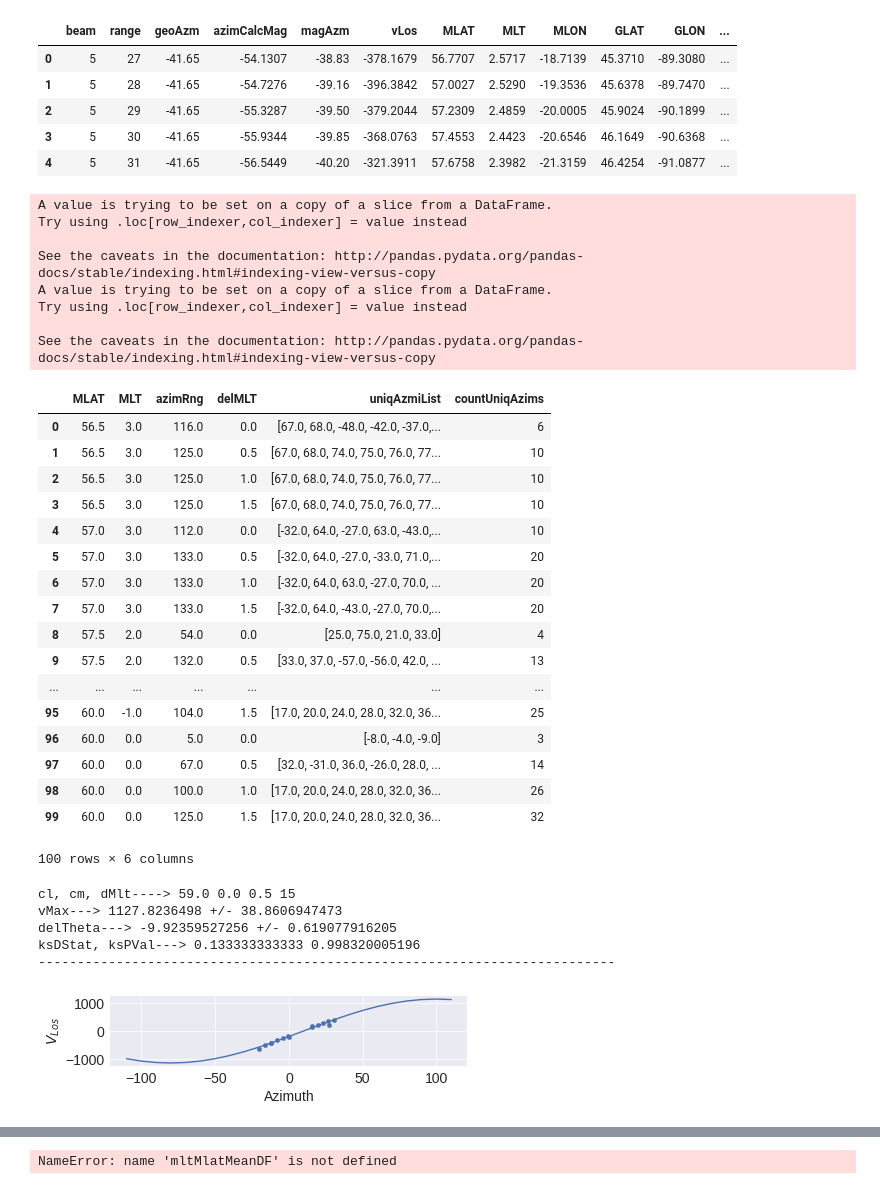
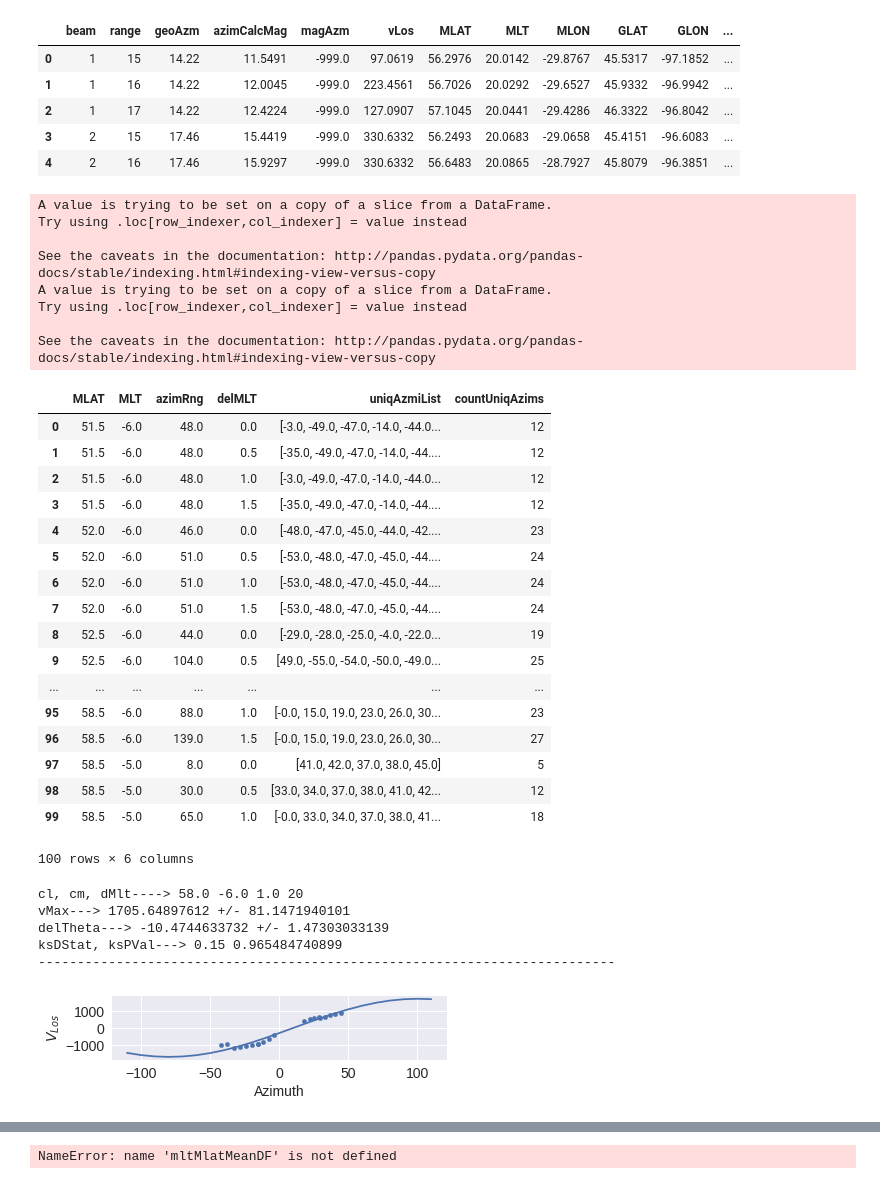
Before and after one commit to bharatreddy/indsvels, a Jupyter notebook: ipy/lshell-box.ipynb, the cells around one changed output, grey strips where cells are left out. Drawn from its saved outputs; the diff is of its cells as text; code cells hidden in the pictures.

```diff
--- a/ipy/lshell-box.ipynb
+++ b/ipy/lshell-box.ipynb
@@ -37,7 +37,7 @@ mltFitRange = 1.5
 inpCols = [ "beam", "range", "geoAzm", "azimCalcMag", "magAzm", "vLos"\
            , "MLAT", "MLT", "MLON", "GLAT", "GLON", "radId"\
            , "radCode","normMLT", "normMLTRound", "spwdth", "pwr" ]
-velsDataDF = pandas.read_csv("../data/apr9-840-losVels.txt")
+velsDataDF = pandas.read_csv("../data/test-losVels.txt")#apr9-840-losVels.txt
 velsDataDF.columns = inpCols
 velsDataDF = velsDataDF[ (abs(velsDataDF["vLos"]) >= mincutOffLosVel) &\
                        (velsDataDF["spwdth"] >= mincutOffspWdth)&\
@@ -47,11 +47,11 @@ velsDataDF = velsDataDF[ (abs(velsDataDF["vLos"]) >= mincutOffLosVel) &\
 velsDataDF.head()
 # %% [output]
 |  | beam | range | geoAzm | azimCalcMag | magAzm | vLos | MLAT | MLT | MLON | GLAT | GLON | ... |
-| 0 | 5 | 27 | -41.65 | -54.1307 | -38.83 | -378.1679 | 56.7707 | 2.5717 | -18.7139 | 45.3710 | -89.3080 | ... |
-| 1 | 5 | 28 | -41.65 | -54.7276 | -39.16 | -396.3842 | 57.0027 | 2.5290 | -19.3536 | 45.6378 | -89.7470 | ... |
-| 2 | 5 | 29 | -41.65 | -55.3287 | -39.50 | -379.2044 | 57.2309 | 2.4859 | -20.0005 | 45.9024 | -90.1899 | ... |
-| 3 | 5 | 30 | -41.65 | -55.9344 | -39.85 | -368.0763 | 57.4553 | 2.4423 | -20.6546 | 46.1649 | -90.6368 | ... |
-| 4 | 5 | 31 | -41.65 | -56.5449 | -40.20 | -321.3911 | 57.6758 | 2.3982 | -21.3159 | 46.4254 | -91.0877 | ... |
+| 0 | 1 | 15 | 14.22 | 11.5491 | -999.0 | 97.0619 | 56.2976 | 20.0142 | -29.8767 | 45.5317 | -97.1852 | ... |
+| 1 | 1 | 16 | 14.22 | 12.0045 | -999.0 | 223.4561 | 56.7026 | 20.0292 | -29.6527 | 45.9332 | -96.9942 | ... |
+| 2 | 1 | 17 | 14.22 | 12.4224 | -999.0 | 127.0907 | 57.1045 | 20.0441 | -29.4286 | 46.3322 | -96.8042 | ... |
+| 3 | 2 | 15 | 17.46 | 15.4419 | -999.0 | 330.6332 | 56.2493 | 20.0683 | -29.0658 | 45.4151 | -96.6083 | ... |
+| 4 | 2 | 16 | 17.46 | 15.9297 | -999.0 | 330.6332 | 56.6483 | 20.0865 | -28.7927 | 45.8079 | -96.3851 | ... |
 # %%
 minLat = round( velsDataDF["MLAT"].min() )
 maxLat = round( velsDataDF["MLAT"].max() )
@@ -129,22 +129,22 @@ Try using .loc[row_indexer,col_indexer] = value instead
 
 See the caveats in the documentation: http://pandas.pydata.org/pandas-docs/stable/indexing.html#indexing-view-versus-copy
 |  | MLAT | MLT | azimRng | delMLT | uniqAzmiList | countUniqAzims |
-| 0 | 56.5 | 3.0 | 116.0 | 0.0 | [67.0, 68.0, -48.0, -42.0, -37.0,... | 6 |
-| 1 | 56.5 | 3.0 | 125.0 | 0.5 | [67.0, 68.0, 74.0, 75.0, 76.0, 77... | 10 |
-| 2 | 56.5 | 3.0 | 125.0 | 1.0 | [67.0, 68.0, 74.0, 75.0, 76.0, 77... | 10 |
-| 3 | 56.5 | 3.0 | 125.0 | 1.5 | [67.0, 68.0, 74.0, 75.0, 76.0, 77... | 10 |
-| 4 | 57.0 | 3.0 | 112.0 | 0.0 | [-32.0, 64.0, -27.0, 63.0, -43.0,... | 10 |
-| 5 | 57.0 | 3.0 | 133.0 | 0.5 | [-32.0, 64.0, -27.0, -33.0, 71.0,... | 20 |
-| 6 | 57.0 | 3.0 | 133.0 | 1.0 | [-32.0, 64.0, 63.0, -27.0, 70.0, ... | 20 |
-| 7 | 57.0 | 3.0 | 133.0 | 1.5 | [-32.0, 64.0, -43.0, -27.0, 70.0,... | 20 |
-| 8 | 57.5 | 2.0 | 54.0 | 0.0 | [25.0, 75.0, 21.0, 33.0] | 4 |
-| 9 | 57.5 | 2.0 | 132.0 | 0.5 | [33.0, 37.0, -57.0, -56.0, 42.0, ... | 13 |
+| 0 | 51.5 | -6.0 | 48.0 | 0.0 | [-3.0, -49.0, -47.0, -14.0, -44.0... | 12 |
+| 1 | 51.5 | -6.0 | 48.0 | 0.5 | [-35.0, -49.0, -47.0, -14.0, -44.... | 12 |
+| 2 | 51.5 | -6.0 | 48.0 | 1.0 | [-3.0, -49.0, -47.0, -14.0, -44.0... | 12 |
+| 3 | 51.5 | -6.0 | 48.0 | 1.5 | [-35.0, -49.0, -47.0, -14.0, -44.... | 12 |
+| 4 | 52.0 | -6.0 | 46.0 | 0.0 | [-48.0, -47.0, -45.0, -44.0, -42.... | 23 |
+| 5 | 52.0 | -6.0 | 51.0 | 0.5 | [-53.0, -48.0, -47.0, -45.0, -44.... | 24 |
+| 6 | 52.0 | -6.0 | 51.0 | 1.0 | [-53.0, -48.0, -47.0, -45.0, -44.... | 24 |
+| 7 | 52.0 | -6.0 | 51.0 | 1.5 | [-53.0, -48.0, -47.0, -45.0, -44.... | 24 |
+| 8 | 52.5 | -6.0 | 44.0 | 0.0 | [-29.0, -28.0, -25.0, -4.0, -22.0... | 19 |
+| 9 | 52.5 | -6.0 | 104.0 | 0.5 | [49.0, -55.0, -54.0, -50.0, -49.0... | 25 |
 | ... | ... | ... | ... | ... | ... | ... |
-| 95 | 60.0 | -1.0 | 104.0 | 1.5 | [17.0, 20.0, 24.0, 28.0, 32.0, 36... | 25 |
-| 96 | 60.0 | 0.0 | 5.0 | 0.0 | [-8.0, -4.0, -9.0] | 3 |
-| 97 | 60.0 | 0.0 | 67.0 | 0.5 | [32.0, -31.0, 36.0, -26.0, 28.0, ... | 14 |
-| 98 | 60.0 | 0.0 | 100.0 | 1.0 | [17.0, 20.0, 24.0, 28.0, 32.0, 36... | 26 |
-| 99 | 60.0 | 0.0 | 125.0 | 1.5 | [17.0, 20.0, 24.0, 28.0, 32.0, 36... | 32 |
+| 95 | 58.5 | -6.0 | 88.0 | 1.0 | [-0.0, 15.0, 19.0, 23.0, 26.0, 30... | 23 |
+| 96 | 58.5 | -6.0 | 139.0 | 1.5 | [-0.0, 15.0, 19.0, 23.0, 26.0, 30... | 27 |
+| 97 | 58.5 | -5.0 | 8.0 | 0.0 | [41.0, 42.0, 37.0, 38.0, 45.0] | 5 |
+| 98 | 58.5 | -5.0 | 30.0 | 0.5 | [33.0, 34.0, 37.0, 38.0, 41.0, 42... | 12 |
+| 99 | 58.5 | -5.0 | 65.0 | 1.0 | [-0.0, 33.0, 34.0, 37.0, 38.0, 41... | 18 |
 100 rows × 6 columns
 # %%
 # Some fitting functions
@@ -213,8 +213,8 @@ for cl, cm in azimCharDF.groupby( [ "MLAT", "MLT" ] ).groups.keys():
         ksTestvLosFitArr = [ round( model_func(t, popt[0],popt[1]) )\
                                 for t in dfSel[fitAzmType].tolist() ]
         ksDStat, ksPVal = scipy.stats.ks_2samp( dfSel["vLos"].tolist(),ksTestvLosFitArr )
-        if cl == 59. and cm == 0.:
-            if dMlt == 0.5:
+        if cl == 58. and cm == -6.:
+            if dMlt == 1.:
                 figCl = cl
                 figCm = cm
                 figDmlt = dMlt
@@ -228,6 +228,9 @@ for cl, cm in azimCharDF.groupby( [ "MLAT", "MLT" ] ).groups.keys():
                 print "delTheta--->", popt[1],"+/-", pcov[1,1]**0.5
                 print "ksDStat, ksPVal--->",ksDStat, ksPVal
                 print "--------------------------------------------------------------------------"
+                ax.set_xlabel("Azimuth", fontsize=14)
+                ax.set_ylabel("$V_{Los}$", fontsize=14)
+                ax.tick_params(labelsize=14)
 #         thetaArr = range(-110, 120, 10)
 #         vLosArr = [ round( model_func(t, popt[0],popt[1]) ) for t in thetaArr ]
 
@@ -282,42 +285,40 @@ for cl, cm in azimCharDF.groupby( [ "MLAT", "MLT" ] ).groups.keys():
                     goodAzimFit =  popt[1]
                     goodDMLT = dMlt
     # store results in arr
     if goodVelStd is not None:
         cellMlatArr.append( cl )
         cellMLTArr.append( cm )
         cellVelFitArr.append( goodVelFit )
         cellAzimFitArr.append( goodAzimFit )
         cellVelFitStdArr.append( goodVelStd )
         cellAzimFitStdArr.append( goodAzmStd )
         cellFitMLTRangeArr.append( goodDMLT )
         cellGoodFitFndArr.append( True )
 
 # convert to a dataframe
 fitResultsDF = pandas.DataFrame(
     {'mlat': cellMlatArr,
      'normMlt': cellMLTArr,
      'velSAPS': cellVelFitArr,
      'azimSAPS': cellAzimFitArr,
      'velSTD': cellVelFitStdArr,
      'azimSTD': cellAzimFitStdArr,
      'delMLT': cellFitMLTRangeArr,
      'goodFit': cellGoodFitFndArr
     })
 
-ax.set_xlabel("Azimuth", fontsize=14)
-ax.set_ylabel("$V_{Los}$", fontsize=14)
-ax.tick_params(labelsize=14)
 
-fig.savefig("../figs/fit" + "_" + str(figCl) +\
+
+fig.savefig("../figs/fits-lshell/fit" + "_" + str(figCl) +\
             "_" + str(figCm) + "_" + str(figDmlt) + ".pdf",\
             bbox_inches='tight')
 # %% [output]
-cl, cm, dMlt----> 59.0 0.0 0.5 15
-vMax---> 1127.8236498 +/- 38.8606947473
-delTheta---> -9.92359527256 +/- 0.619077916205
-ksDStat, ksPVal---> 0.133333333333 0.998320005196
+cl, cm, dMlt----> 58.0 -6.0 1.0 20
+vMax---> 1705.64897612 +/- 81.1471940101
+delTheta---> -10.4744633732 +/- 1.47303033139
+ksDStat, ksPVal---> 0.15 0.965484740899
 --------------------------------------------------------------------------
-[figure, old version]
+[figure, new version]
 # %%
 # Now for plotting purpose calculate end points
 fitResultsDF["endPtMLAT"] = numpy.round( (fitResultsDF["velSAPS"]/1000.) *\
```
Also changed, not shown: parts of 5 cells of this notebook, 58 other files.
